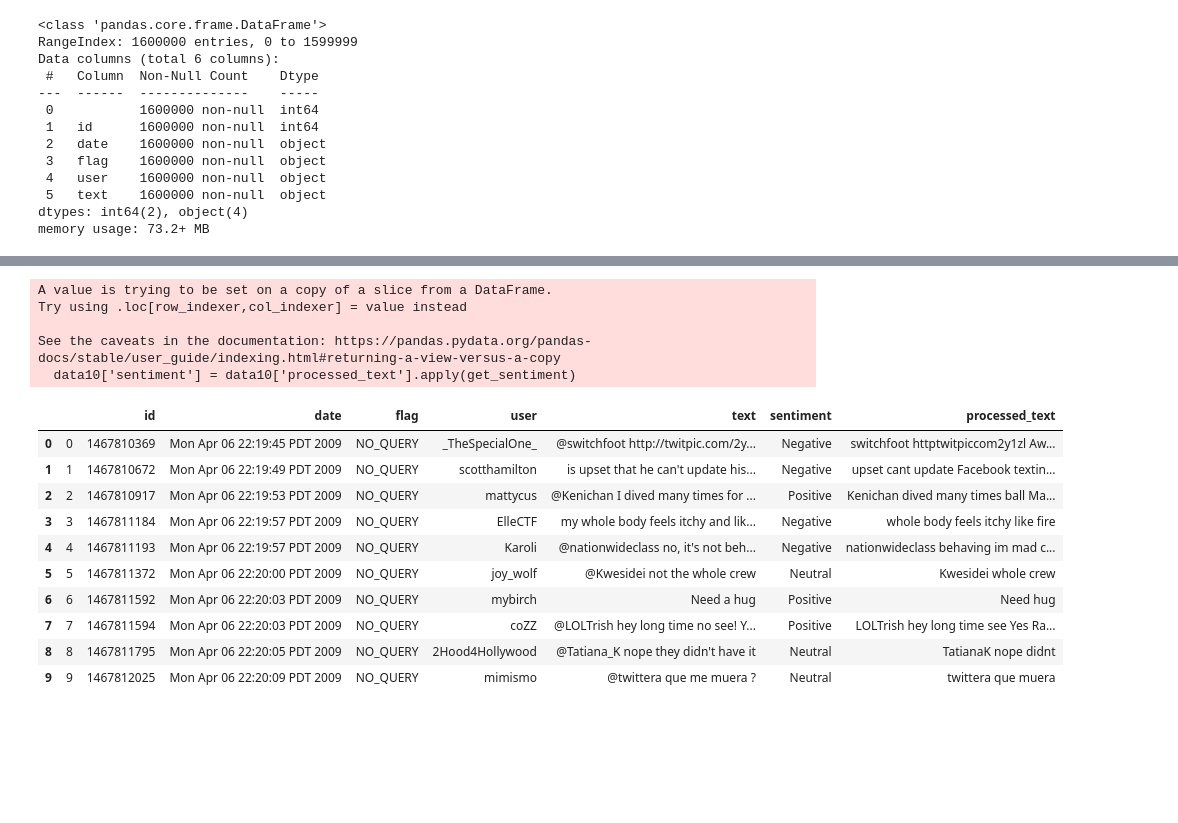
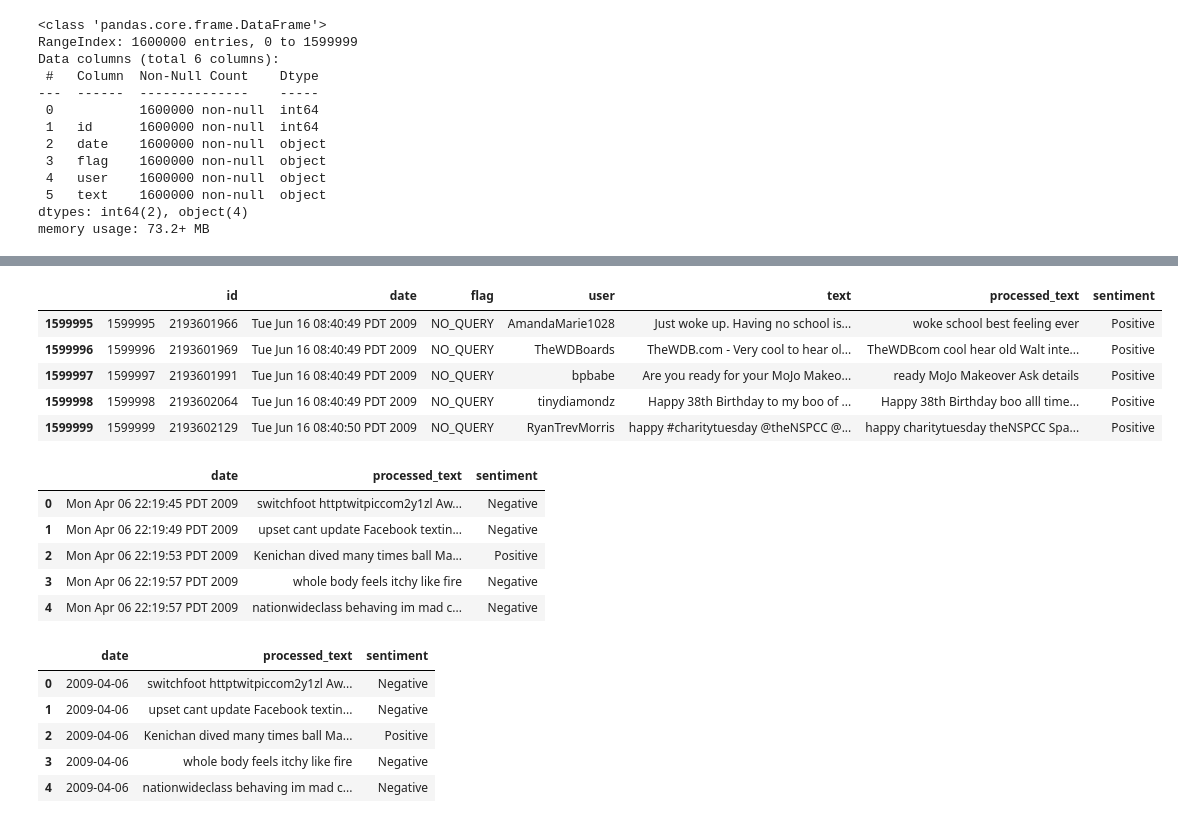
Before and after one commit to sbs23019/MSA_DA_S2_CA2, a Jupyter notebook: S2_CA2_initial.ipynb, the cells around one changed output, grey strips where cells are left out. Drawn from its saved outputs; the diff is of its cells as text; code cells hidden in the pictures; blank space fills up the shorter version.

```diff
--- a/S2_CA2_initial.ipynb
+++ b/S2_CA2_initial.ipynb
@@ -110,22 +117,13 @@ data.head()
 # %%
-data10 = data.head(10)
+#data10 = data.head(10)
+data.tail()
+# %% [output]
+|  |  | id | date | flag | user | text | processed_text | sentiment |
+| 1599995 | 1599995 | 2193601966 | Tue Jun 16 08:40:49 PDT 2009 | NO_QUERY | AmandaMarie1028 | Just woke up. Having no school is... | woke school best feeling ever | Positive |
+| 1599996 | 1599996 | 2193601969 | Tue Jun 16 08:40:49 PDT 2009 | NO_QUERY | TheWDBoards | TheWDB.com - Very cool to hear ol... | TheWDBcom cool hear old Walt inte... | Positive |
+| 1599997 | 1599997 | 2193601991 | Tue Jun 16 08:40:49 PDT 2009 | NO_QUERY | bpbabe | Are you ready for your MoJo Makeo... | ready MoJo Makeover Ask details | Positive |
+| 1599998 | 1599998 | 2193602064 | Tue Jun 16 08:40:49 PDT 2009 | NO_QUERY | tinydiamondz | Happy 38th Birthday to my boo of ... | Happy 38th Birthday boo alll time... | Positive |
+| 1599999 | 1599999 | 2193602129 | Tue Jun 16 08:40:50 PDT 2009 | NO_QUERY | RyanTrevMorris | happy #charitytuesday @theNSPCC @... | happy charitytuesday theNSPCC Spa... | Positive |
 # %%
-data10['sentiment'] = data10['processed_text'].apply(get_sentiment)
-data10.head(10)
+#data10['sentiment'] = data10['processed_text'].apply(get_sentiment)
+#data10.head(10)
-# %% [output]
-A value is trying to be set on a copy of a slice from a DataFrame.
-Try using .loc[row_indexer,col_indexer] = value instead
-
-See the caveats in the documentation: https://pandas.pydata.org/pandas-docs/stable/user_guide/indexing.html#returning-a-view-versus-a-copy
-  data10['sentiment'] = data10['processed_text'].apply(get_sentiment)
-|  |  | id | date | flag | user | text | sentiment | processed_text |
-| 0 | 0 | 1467810369 | Mon Apr 06 22:19:45 PDT 2009 | NO_QUERY | _TheSpecialOne_ | @switchfoot http://twitpic.com/2y... | Negative | switchfoot httptwitpiccom2y1zl Aw... |
-| 1 | 1 | 1467810672 | Mon Apr 06 22:19:49 PDT 2009 | NO_QUERY | scotthamilton | is upset that he can't update his... | Negative | upset cant update Facebook textin... |
-| 2 | 2 | 1467810917 | Mon Apr 06 22:19:53 PDT 2009 | NO_QUERY | mattycus | @Kenichan I dived many times for ... | Positive | Kenichan dived many times ball Ma... |
-| 3 | 3 | 1467811184 | Mon Apr 06 22:19:57 PDT 2009 | NO_QUERY | ElleCTF | my whole body feels itchy and lik... | Negative | whole body feels itchy like fire |
-| 4 | 4 | 1467811193 | Mon Apr 06 22:19:57 PDT 2009 | NO_QUERY | Karoli | @nationwideclass no, it's not beh... | Negative | nationwideclass behaving im mad c... |
-| 5 | 5 | 1467811372 | Mon Apr 06 22:20:00 PDT 2009 | NO_QUERY | joy_wolf | @Kwesidei not the whole crew | Neutral | Kwesidei whole crew |
-| 6 | 6 | 1467811592 | Mon Apr 06 22:20:03 PDT 2009 | NO_QUERY | mybirch | Need a hug | Positive | Need hug |
-| 7 | 7 | 1467811594 | Mon Apr 06 22:20:03 PDT 2009 | NO_QUERY | coZZ | @LOLTrish hey long time no see! Y... | Positive | LOLTrish hey long time see Yes Ra... |
-| 8 | 8 | 1467811795 | Mon Apr 06 22:20:05 PDT 2009 | NO_QUERY | 2Hood4Hollywood | @Tatiana_K nope they didn't have it | Neutral | TatianaK nope didnt |
-| 9 | 9 | 1467812025 | Mon Apr 06 22:20:09 PDT 2009 | NO_QUERY | mimismo | @twittera que me muera ? | Neutral | twittera que muera |
@@ -131,0 +132,10 @@ See the caveats in the documentation: https://pandas.pydata.org/pandas-docs/stab
+# %%
+data_sentiment = data[['date', 'processed_text', 'sentiment']]
+data_sentiment.head()
+# %% [output]
+|  | date | processed_text | sentiment |
+| 0 | Mon Apr 06 22:19:45 PDT 2009 | switchfoot httptwitpiccom2y1zl Aw... | Negative |
+| 1 | Mon Apr 06 22:19:49 PDT 2009 | upset cant update Facebook textin... | Negative |
+| 2 | Mon Apr 06 22:19:53 PDT 2009 | Kenichan dived many times ball Ma... | Positive |
+| 3 | Mon Apr 06 22:19:57 PDT 2009 | whole body feels itchy like fire | Negative |
+| 4 | Mon Apr 06 22:19:57 PDT 2009 | nationwideclass behaving im mad c... | Negative |
@@ -131,0 +156,9 @@ See the caveats in the documentation: https://pandas.pydata.org/pandas-docs/stab
+# %%
+data_sentiments.head()
+# %% [output]
+|  | date | processed_text | sentiment |
+| 0 | 2009-04-06 | switchfoot httptwitpiccom2y1zl Aw... | Negative |
+| 1 | 2009-04-06 | upset cant update Facebook textin... | Negative |
+| 2 | 2009-04-06 | Kenichan dived many times ball Ma... | Positive |
+| 3 | 2009-04-06 | whole body feels itchy like fire | Negative |
+| 4 | 2009-04-06 | nationwideclass behaving im mad c... | Negative |
```
Also changed, not shown: parts of 6 cells of this notebook.
